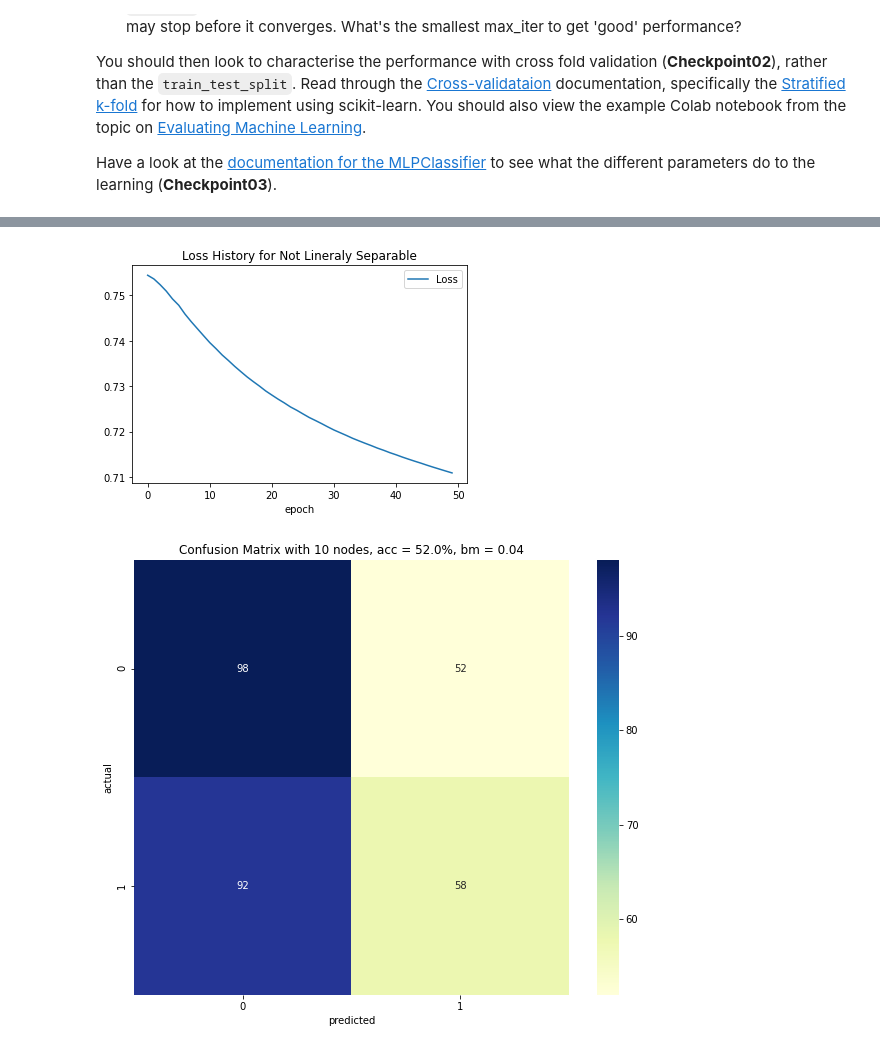
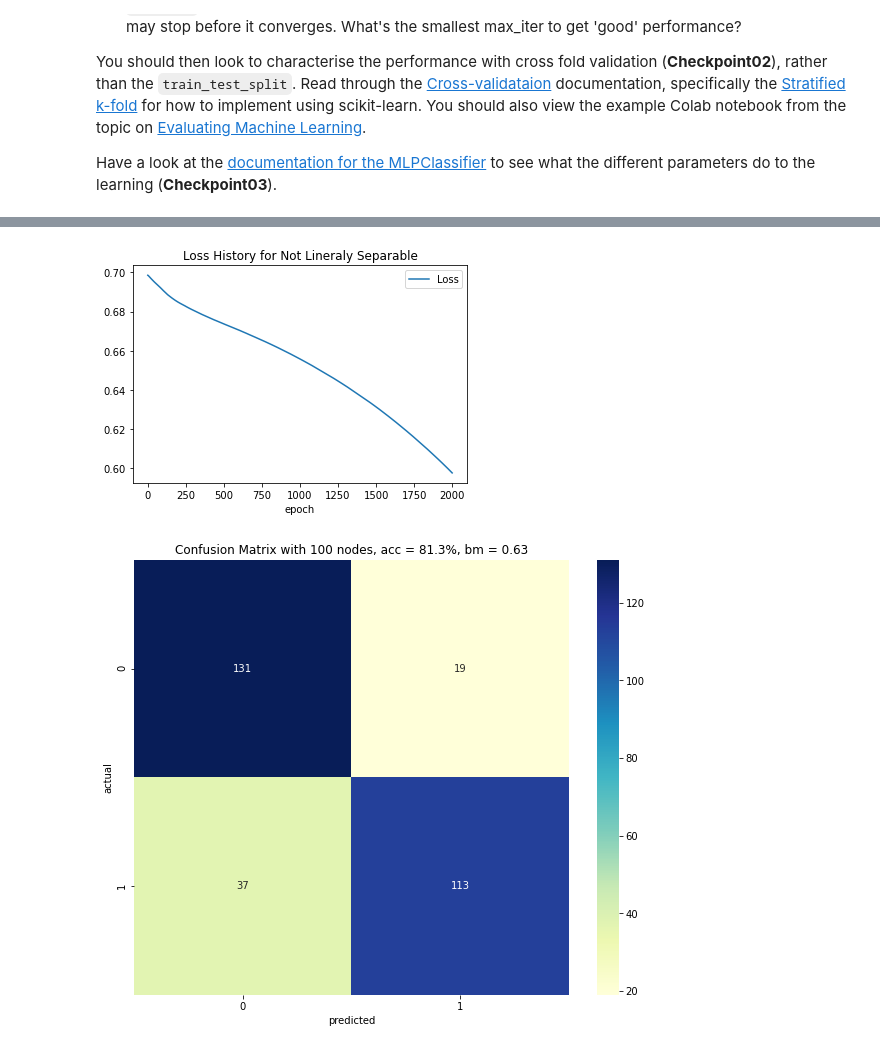
Before and after one commit to NyashaNziramasanga/Masters-of-Computer-Science, a Jupyter notebook: 2021-Semester-2/COMP8715-heuristic-optimisation/Practicals/COMP2712_2021_Practical02.ipynb, the cells around one changed output, grey strips where cells are left out. Cells and saved outputs as stored; diff of their text form; code cells hidden in the pictures.

```diff
--- a/2021-Semester-2/COMP8715-heuristic-optimisation/Practicals/COMP2712_2021_Practical02.ipynb
+++ b/2021-Semester-2/COMP8715-heuristic-optimisation/Practicals/COMP2712_2021_Practical02.ipynb
@@ -166,18 +166,19 @@ print(x_test.shape, y_test.shape)
 
 ### Set up the model
 #
-# Setting up the model is where we can change settings and evaluate the affect on performance.  You can change settings such as
-# - `hidden_layer_sizes`: fewer nodes means less to optimize and quicker training, but too few nodes cannot model more complex problems.  How does it go with 1, 2, 3, 5, 10, more?
-# - `max_iter`: the number of iterations to train for.  Too many will take too long, but too few and the MLP may stop before it converges.  What's the smallest max_iter to get 'good' performance?
+# Setting up the model is where we can change settings and evaluate the affect on performance.  You can change settings such as# - `hidden_layer_sizes`: fewer nodes means less to optimize and quicker training, but too few nodes cannot model more complex problems.  How does it go with 1, 2, 3, 5, 10, more?# - `max_iter`: the number of iterations to train for.  Too many will take too long, but too few and the MLP may stop before it converges.  What's the smallest max_iter to get 'good' performance?
 #
 # Have a look at the [documentation for the MLPClassifier](https://scikit-learn.org/stable/modules/generated/sklearn.neural_network.MLPClassifier.html) to see what the different parameters do to the learning.
 
 # model initialization
-hidden_layer_size = 10
-max_iter = 50
+hidden_layer_size = 100
+max_iter = 2000
 mlp = MLPClassifier(hidden_layer_sizes=(hidden_layer_size), max_iter=max_iter, alpha=0.01, #try change hidden layer, or max_iter
                     solver='sgd', verbose=1, tol=0.000001, #try verbode=0 to train with out logging
-                    early_stopping=False, momentum=0.9)
+                    # learning_rate='adaptive',
+                    # activation='logistic',
+                    early_stopping=False,
+                    momentum=0.9)
 
 ### Train the Model
 # The function call to `fit` trains the model using the training data.
@@ -239,2 +240,2 @@ Bookmaker for Not Lineraly Separable is 0.04
-[figure, old version]
+[figure, new version]
-[figure, old version]
+[figure, new version]
```
Also changed, not shown: parts of 3 cells of this notebook, 1 other file.
